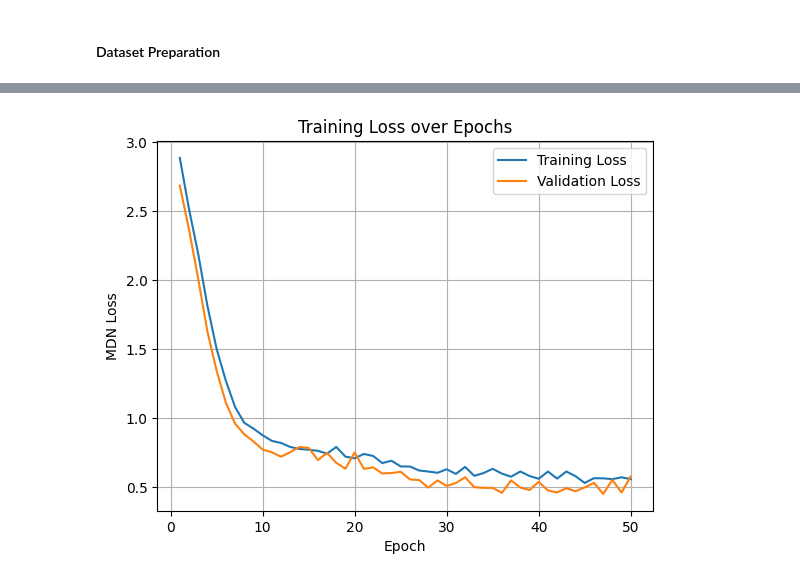
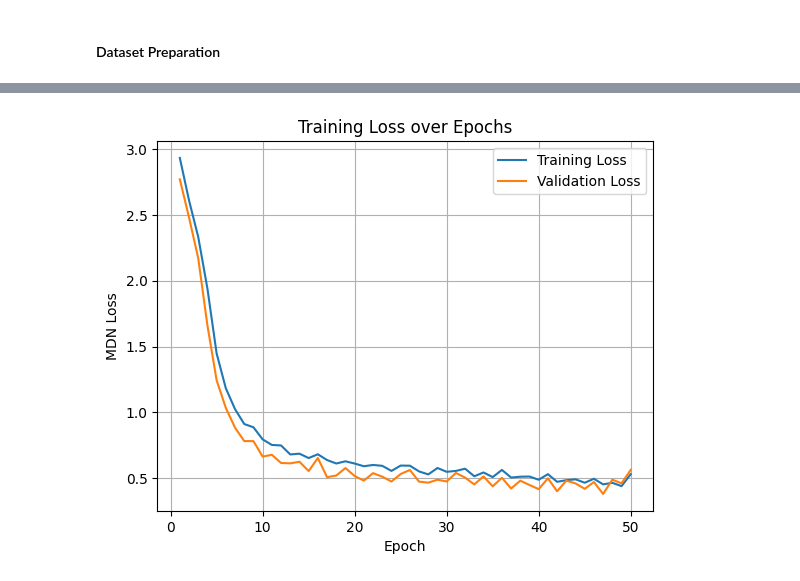
Before and after one commit to TijnZeelenberg/scatteringkernels, a Jupyter notebook: machinelearning/hydrogen_MDN.ipynb, the cells around one changed output, grey strips where cells are left out. Saved outputs shown, nothing was run; the diff lists cells and outputs as text; code cells hidden in the pictures.

```diff
--- a/machinelearning/hydrogen_MDN.ipynb
+++ b/machinelearning/hydrogen_MDN.ipynb
@@ -144,12 +144,12 @@ def mdn_loss(pi, mu, sigma, y):
     return -torch.mean(log_sum_exp)
 
 # Training the model
-K = 5
-output_dim = 2
+K = 20
+output_vars = 2
 
 model = MixtureDensityNetwork(
     input_dim=3,
-    output_dim=output_dim,
+    output_dim=output_vars,
     num_mixtures=K
 )
 
@@ -223 +223 @@ Epoch 50, Validation Loss: 0.5755
-[figure, old version]
+[figure, new version]
```
Also changed, not shown: parts of 4 cells of this notebook, 2 other files.
